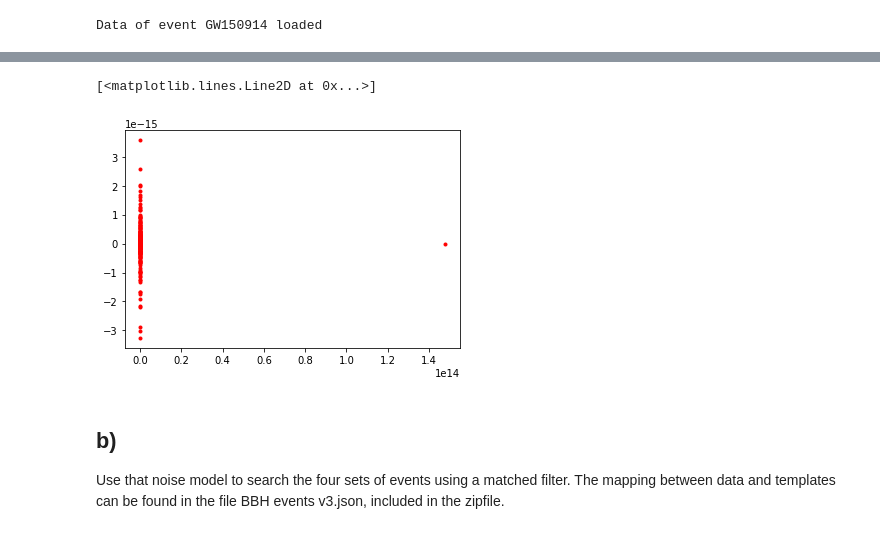
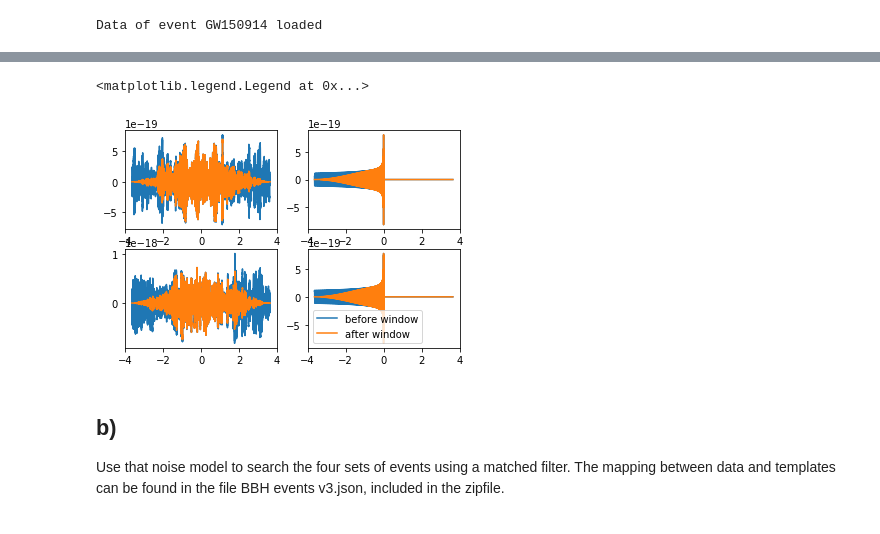
Before and after one commit to RphlFrmnt/PHYS512, a Jupyter notebook: LIGO_Assignment5/Assign_5.ipynb, the cells around one changed output, grey strips where cells are left out. Cells and saved outputs as stored; diff of their text form; code cells hidden in the pictures.

```diff
--- a/LIGO_Assignment5/Assign_5.ipynb
+++ b/LIGO_Assignment5/Assign_5.ipynb
@@ -124,6 +133,9 @@ events[eventname]
 # Now, let's load the data for our selected event
 strain_H1, time_H1, chan_dict_H1 = rl.loaddata(fn_H1, 'H1')
 strain_L1, time_L1, chan_dict_L1 = rl.loaddata(fn_L1, 'L1')
+# load expected signal
+template_name='{}_4_template.hdf5'.format(eventname)
+th,tl=read_template(template_name)
 print("Data of event {} loaded".format(eventname))
 # %% [output]
 Data of event GW150914 loaded
@@ -195,9 +200,30 @@ plt.legend()
+# %%
+# apply window on strain
+st_H1_win = strain_H1 * win
+st_L1_win = strain_L1 * win
+
+# apply window on signal
+sg_H1_win = th * win
+sg_L1_win = tl * win
+
+#Plot
+fig, ax = plt.subplots(2, 2)
+ax[0,0].plot(x,strain_H1,label="before window")
+ax[0,0].plot(x,st_H1_win,label="after window")
+ax[0,1].plot(x,th,label="before window")
+ax[0,1].plot(x,sg_H1_win,label="after window")
+ax[1,0].plot(x,strain_L1,label="before window")
+ax[1,0].plot(x,st_L1_win,label="after window")
+ax[1,1].plot(x,tl,label="before window")
+ax[1,1].plot(x,sg_L1_win,label="after window")
+ax[1,1].legend()
+# %% [output]
+<matplotlib.legend.Legend at 0x...>
+[figure, added]
 # %%
-# Fourrier tranform the signal
+# Fourrier tranform the strain
 ft_st_H1_win = np.fft.rfft(st_H1_win)
 ft_st_L1_win = np.fft.rfft(st_L1_win)
-ft_time = np.fft.rfft(time)
-plt.plot(ft_time,ft_st_H1_win,".r")
+# Fourrier tranform the signal
+ft_sg_H1_win = np.fft.rfft(sg_H1_win)
+ft_sg_L1_win = np.fft.rfft(sg_L1_win)
-# %% [output]
-[<matplotlib.lines.Line2D at 0x...>]
-[figure, removed]
```
Also changed, not shown: parts of 11 cells of this notebook.
